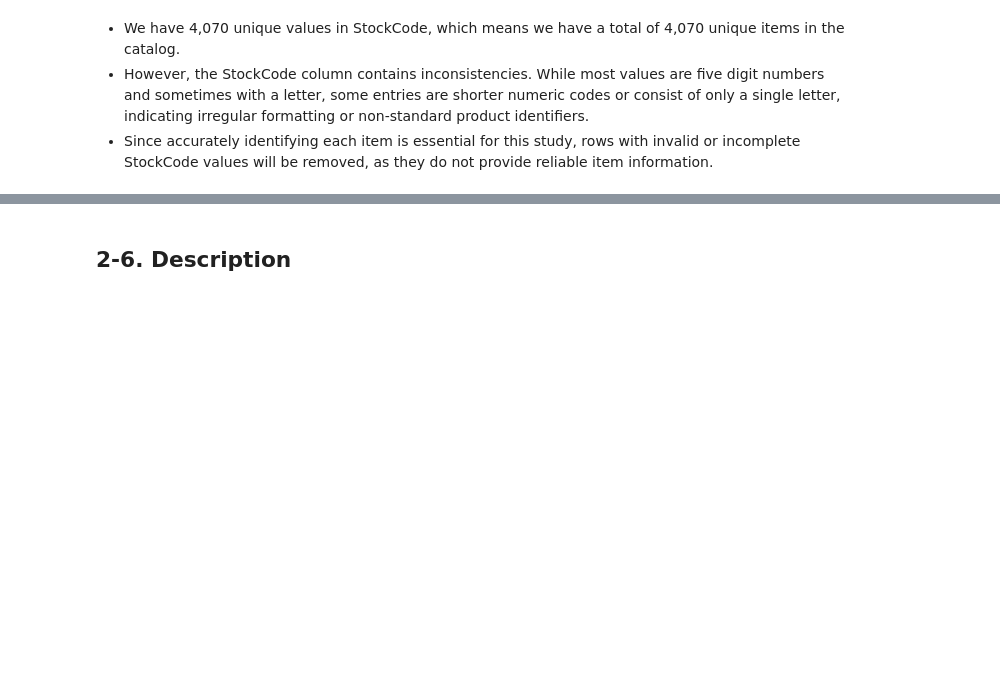
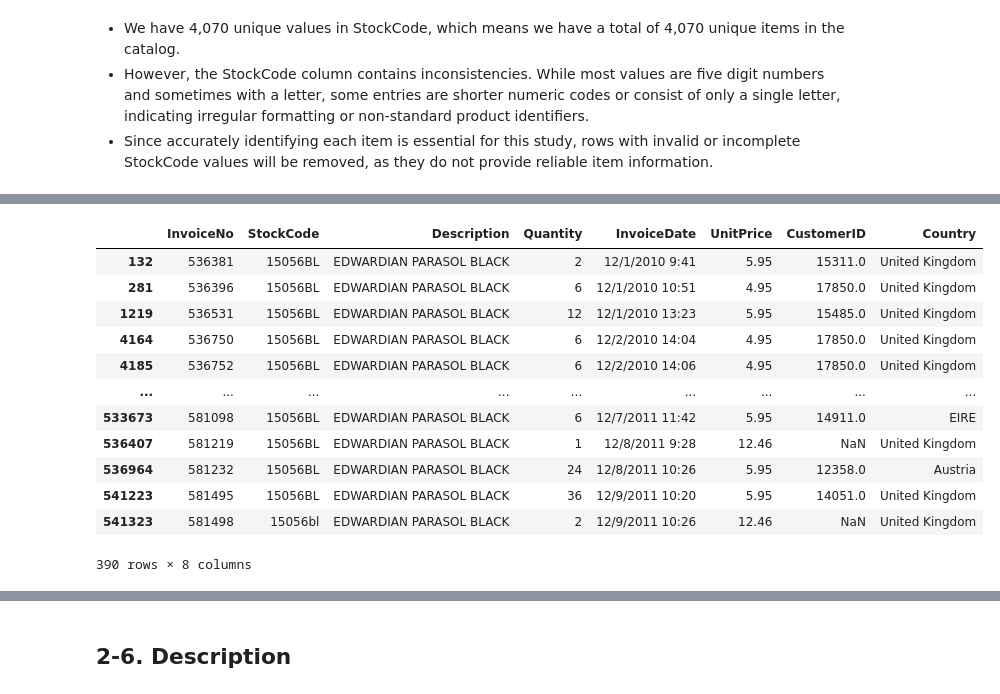
Before and after one commit to iamyunaseo/e-commerce-customer-behavior-analytics, a Jupyter notebook: e-commerce-customer-behavior-analytics.ipynb, the cells around one changed output, grey strips where cells are left out. Cells and saved outputs as stored; diff of their text form; code cells hidden in the pictures; blank space fills up the shorter version.

```diff
--- a/e-commerce-customer-behavior-analytics.ipynb
+++ b/e-commerce-customer-behavior-analytics.ipynb
@@ -301,0 +309,16 @@ df[df["StockCode"].astype(str).str.len()<5]
+# %%
+df[df["StockCode"].astype(str).str.len() == 7]
+# %% [output]
+|  | InvoiceNo | StockCode | Description | Quantity | InvoiceDate | UnitPrice | CustomerID | Country |
+| 132 | 536381 | 15056BL | EDWARDIAN PARASOL BLACK | 2 | 12/1/2010 9:41 | 5.95 | 15311.0 | United Kingdom |
+| 281 | 536396 | 15056BL | EDWARDIAN PARASOL BLACK | 6 | 12/1/2010 10:51 | 4.95 | 17850.0 | United Kingdom |
+| 1219 | 536531 | 15056BL | EDWARDIAN PARASOL BLACK | 12 | 12/1/2010 13:23 | 5.95 | 15485.0 | United Kingdom |
+| 4164 | 536750 | 15056BL | EDWARDIAN PARASOL BLACK | 6 | 12/2/2010 14:04 | 4.95 | 17850.0 | United Kingdom |
+| 4185 | 536752 | 15056BL | EDWARDIAN PARASOL BLACK | 6 | 12/2/2010 14:06 | 4.95 | 17850.0 | United Kingdom |
+| ... | ... | ... | ... | ... | ... | ... | ... | ... |
+| 533673 | 581098 | 15056BL | EDWARDIAN PARASOL BLACK | 6 | 12/7/2011 11:42 | 5.95 | 14911.0 | EIRE |
+| 536407 | 581219 | 15056BL | EDWARDIAN PARASOL BLACK | 1 | 12/8/2011 9:28 | 12.46 | NaN | United Kingdom |
+| 536964 | 581232 | 15056BL | EDWARDIAN PARASOL BLACK | 24 | 12/8/2011 10:26 | 5.95 | 12358.0 | Austria |
+| 541223 | 581495 | 15056BL | EDWARDIAN PARASOL BLACK | 36 | 12/9/2011 10:20 | 5.95 | 14051.0 | United Kingdom |
+| 541323 | 581498 | 15056bl | EDWARDIAN PARASOL BLACK | 2 | 12/9/2011 10:26 | 12.46 | NaN | United Kingdom |
+390 rows × 8 columns
```
Also changed, not shown: parts of 16 cells of this notebook.
